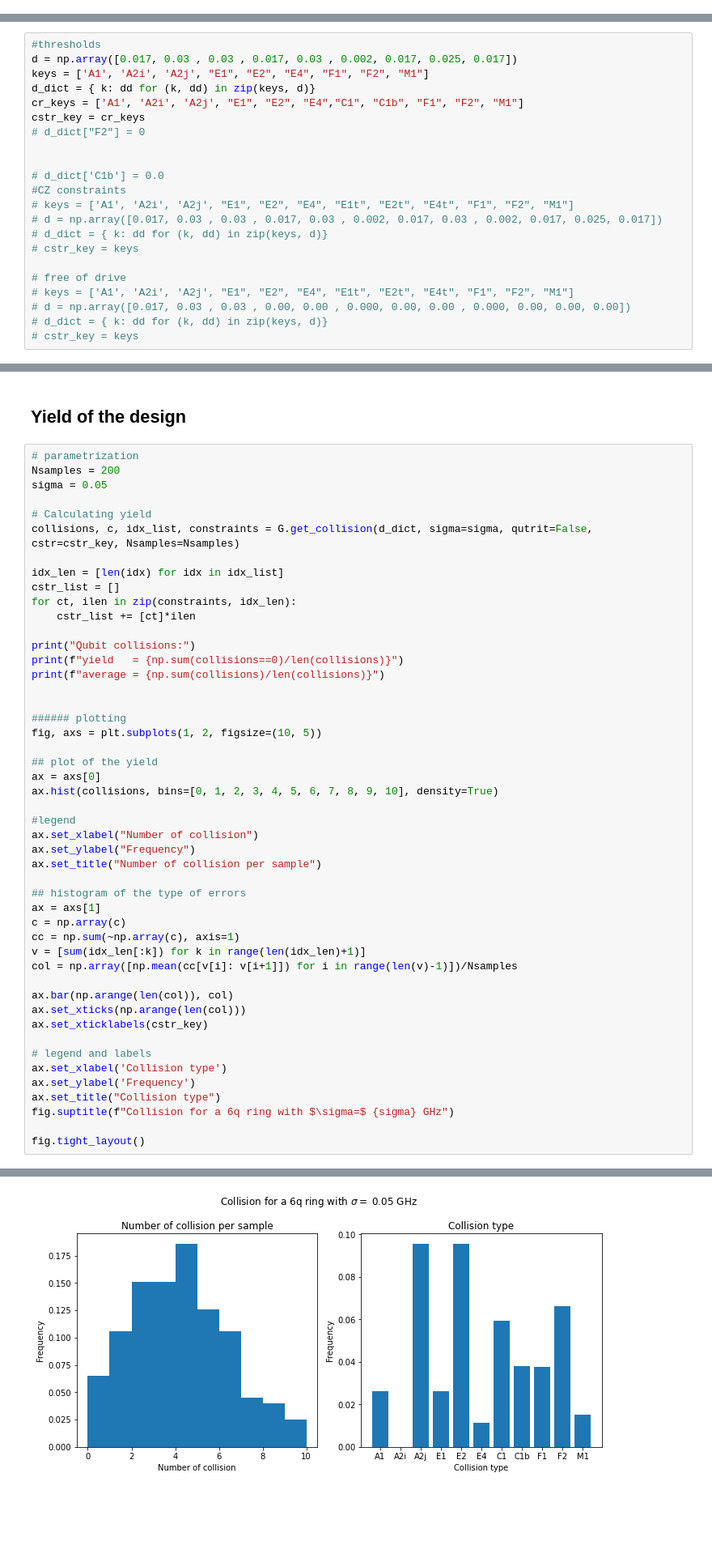
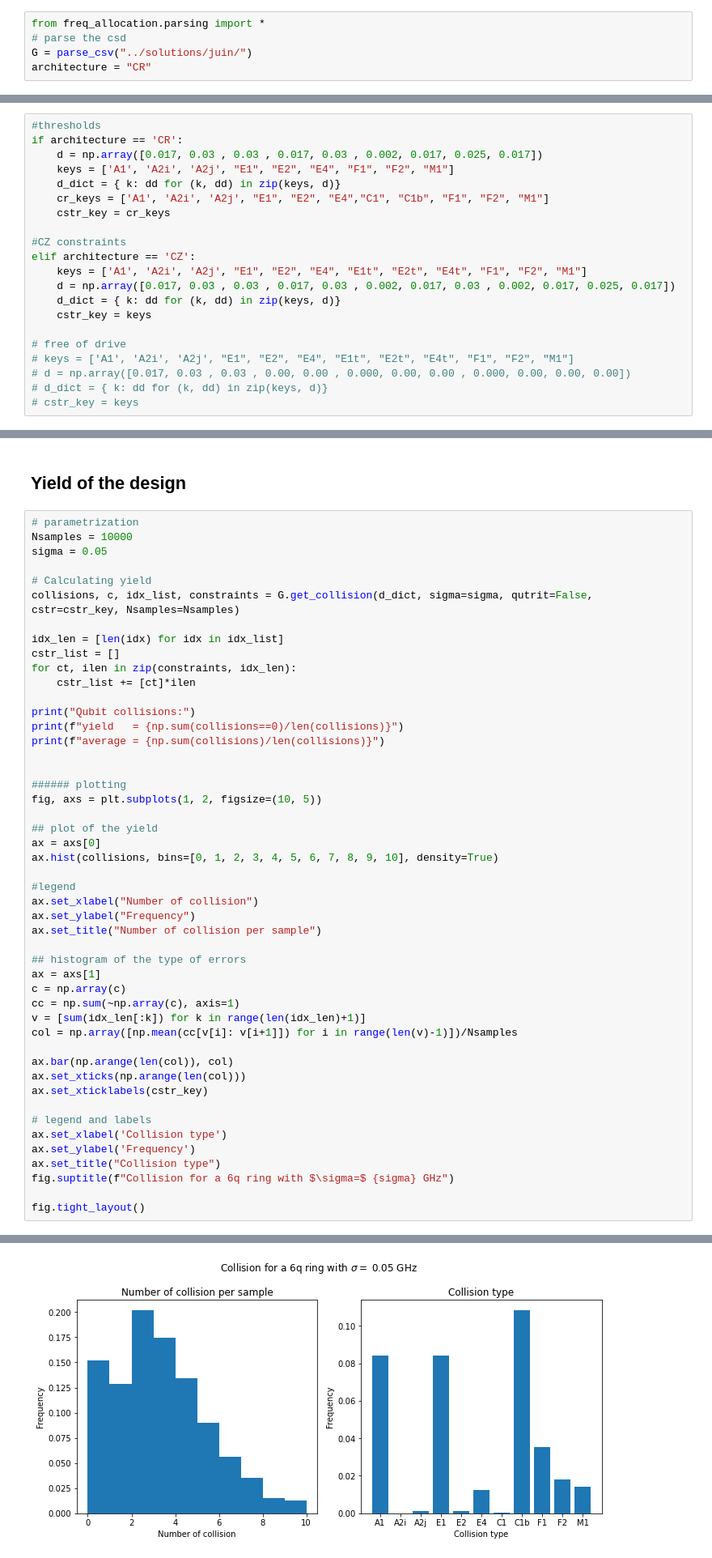
Before and after one commit to AlMrvn/frequency-allocation, a Jupyter notebook: Notebook/optimization_ring.ipynb, the cells around one changed output, grey strips where cells are left out. Shown: that part at 81% size. Drawn from its saved outputs; the diff is of its cells as text; blank space fills up the shorter version.

```diff
--- a/Notebook/optimization_ring.ipynb
+++ b/Notebook/optimization_ring.ipynb
@@ -40,3 +40,8 @@ qutrit = False # qutrit or qubits
 # weights
 all_differents = False
 # solver name
+# %%
+from freq_allocation.parsing import *
+# parse the csd
+G = parse_csv("../solutions/juin/")
+architecture = "CR"
@@ -53,20 +62,19 @@ G.cz
 False
 # %%
 #thresholds
-d = np.array([0.017, 0.03 , 0.03 , 0.017, 0.03 , 0.002, 0.017, 0.025, 0.017])
-keys = ['A1', 'A2i', 'A2j', "E1", "E2", "E4", "F1", "F2", "M1"]
-d_dict = { k: dd for (k, dd) in zip(keys, d)}
-cr_keys = ['A1', 'A2i', 'A2j', "E1", "E2", "E4","C1", "C1b", "F1", "F2", "M1"]
-cstr_key = cr_keys
-# d_dict["F2"] = 0
+if architecture == 'CR':
+    d = np.array([0.017, 0.03 , 0.03 , 0.017, 0.03 , 0.002, 0.017, 0.025, 0.017])
+    keys = ['A1', 'A2i', 'A2j', "E1", "E2", "E4", "F1", "F2", "M1"]
+    d_dict = { k: dd for (k, dd) in zip(keys, d)}
+    cr_keys = ['A1', 'A2i', 'A2j', "E1", "E2", "E4","C1", "C1b", "F1", "F2", "M1"]
+    cstr_key = cr_keys
 
-
-# d_dict['C1b'] = 0.0
 #CZ constraints
-# keys = ['A1', 'A2i', 'A2j', "E1", "E2", "E4", "E1t", "E2t", "E4t", "F1", "F2", "M1"]
-# d = np.array([0.017, 0.03 , 0.03 , 0.017, 0.03 , 0.002, 0.017, 0.03 , 0.002, 0.017, 0.025, 0.017])
-# d_dict = { k: dd for (k, dd) in zip(keys, d)}
-# cstr_key = keys
+elif architecture == 'CZ':
+    keys = ['A1', 'A2i', 'A2j', "E1", "E2", "E4", "E1t", "E2t", "E4t", "F1", "F2", "M1"]
+    d = np.array([0.017, 0.03 , 0.03 , 0.017, 0.03 , 0.002, 0.017, 0.03 , 0.002, 0.017, 0.025, 0.017])
+    d_dict = { k: dd for (k, dd) in zip(keys, d)}
+    cstr_key = keys
 
 # free of drive
 # keys = ['A1', 'A2i', 'A2j', "E1", "E2", "E4", "E1t", "E2t", "E4t", "F1", "F2", "M1"]
@@ -169,7 +138,7 @@ ax.plot()
 ## Yield of the design
 # %%
 # parametrization
-Nsamples = 200
+Nsamples = 10000
 sigma = 0.05
 
 # Calculating yield
@@ -222,4 +191,4 @@ average = 3.77
-[figure, old version]
+[figure, new version]
 # %% [markdown]
 ### Collision type distribution
 # %% [markdown]
```
Also changed, not shown: parts of 14 cells of this notebook, 3 other files.
